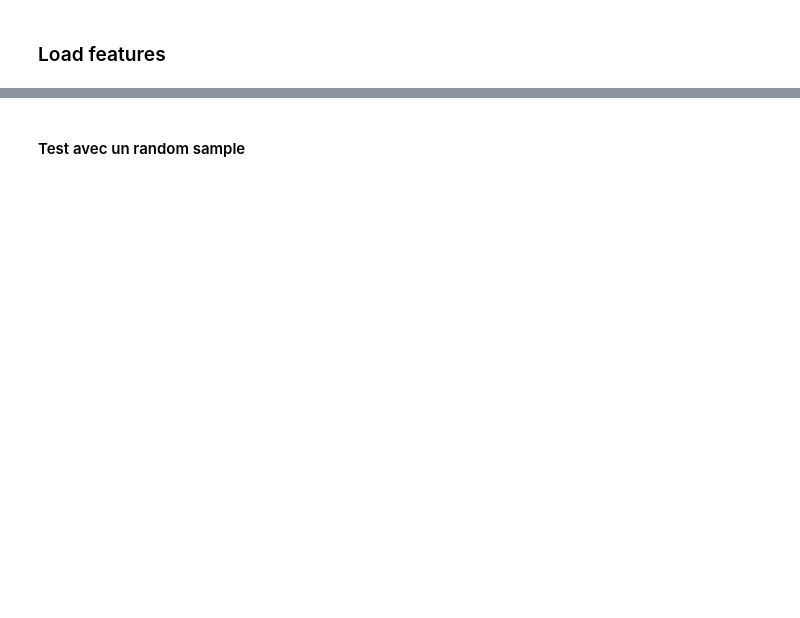
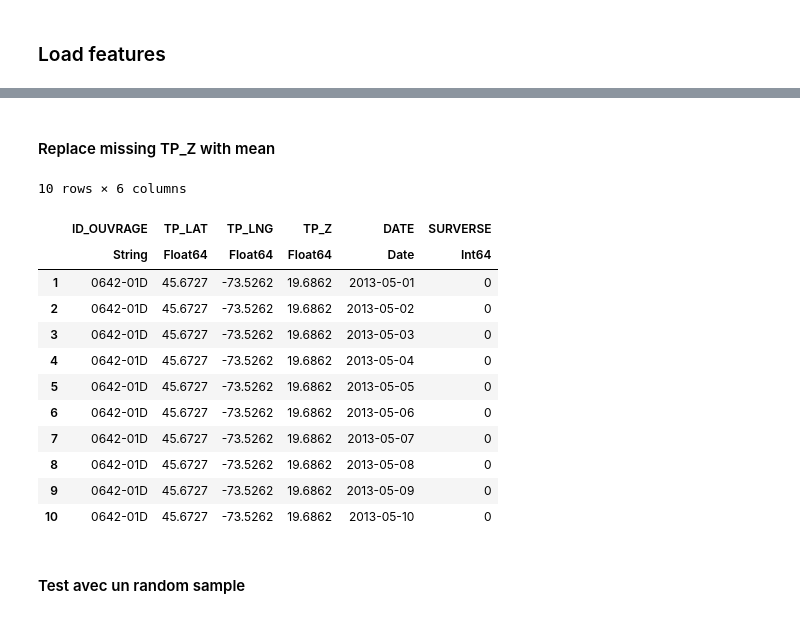
Before and after one commit to JeyzerMC/MTH3302-Project, a Jupyter notebook: Random_Forest_Attempt.ipynb, the cells around one changed output, grey strips where cells are left out. Drawn from its saved outputs; the diff is of its cells as text; code cells hidden in the pictures; blank space fills up the shorter version.

```diff
--- a/Random_Forest_Attempt.ipynb
+++ b/Random_Forest_Attempt.ipynb
@@ -134,3 +130,22 @@ first(comb, 10)
+# %% [markdown]
+#### Replace missing TP_Z with mean
+# %%
+comb.TP_Z = coalesce.(comb.TP_Z, mean(comb[completecases(comb), :].TP_Z))
+first(comb, 10)
+# %% [output]
+10 rows × 6 columns
+|  | ID_OUVRAGE | TP_LAT | TP_LNG | TP_Z | DATE | SURVERSE |
+|  | String | Float64 | Float64 | Float64 | Date | Int64 |
+| 1 | 0642-01D | 45.6727 | -73.5262 | 19.6862 | 2013-05-01 | 0 |
+| 2 | 0642-01D | 45.6727 | -73.5262 | 19.6862 | 2013-05-02 | 0 |
+| 3 | 0642-01D | 45.6727 | -73.5262 | 19.6862 | 2013-05-03 | 0 |
+| 4 | 0642-01D | 45.6727 | -73.5262 | 19.6862 | 2013-05-04 | 0 |
+| 5 | 0642-01D | 45.6727 | -73.5262 | 19.6862 | 2013-05-05 | 0 |
+| 6 | 0642-01D | 45.6727 | -73.5262 | 19.6862 | 2013-05-06 | 0 |
+| 7 | 0642-01D | 45.6727 | -73.5262 | 19.6862 | 2013-05-07 | 0 |
+| 8 | 0642-01D | 45.6727 | -73.5262 | 19.6862 | 2013-05-08 | 0 |
+| 9 | 0642-01D | 45.6727 | -73.5262 | 19.6862 | 2013-05-09 | 0 |
+| 10 | 0642-01D | 45.6727 | -73.5262 | 19.6862 | 2013-05-10 | 0 |
 # %% [markdown]
 #### Test avec un random sample
 # %%
```
Also changed, not shown: parts of 16 cells of this notebook, 2 other files.
